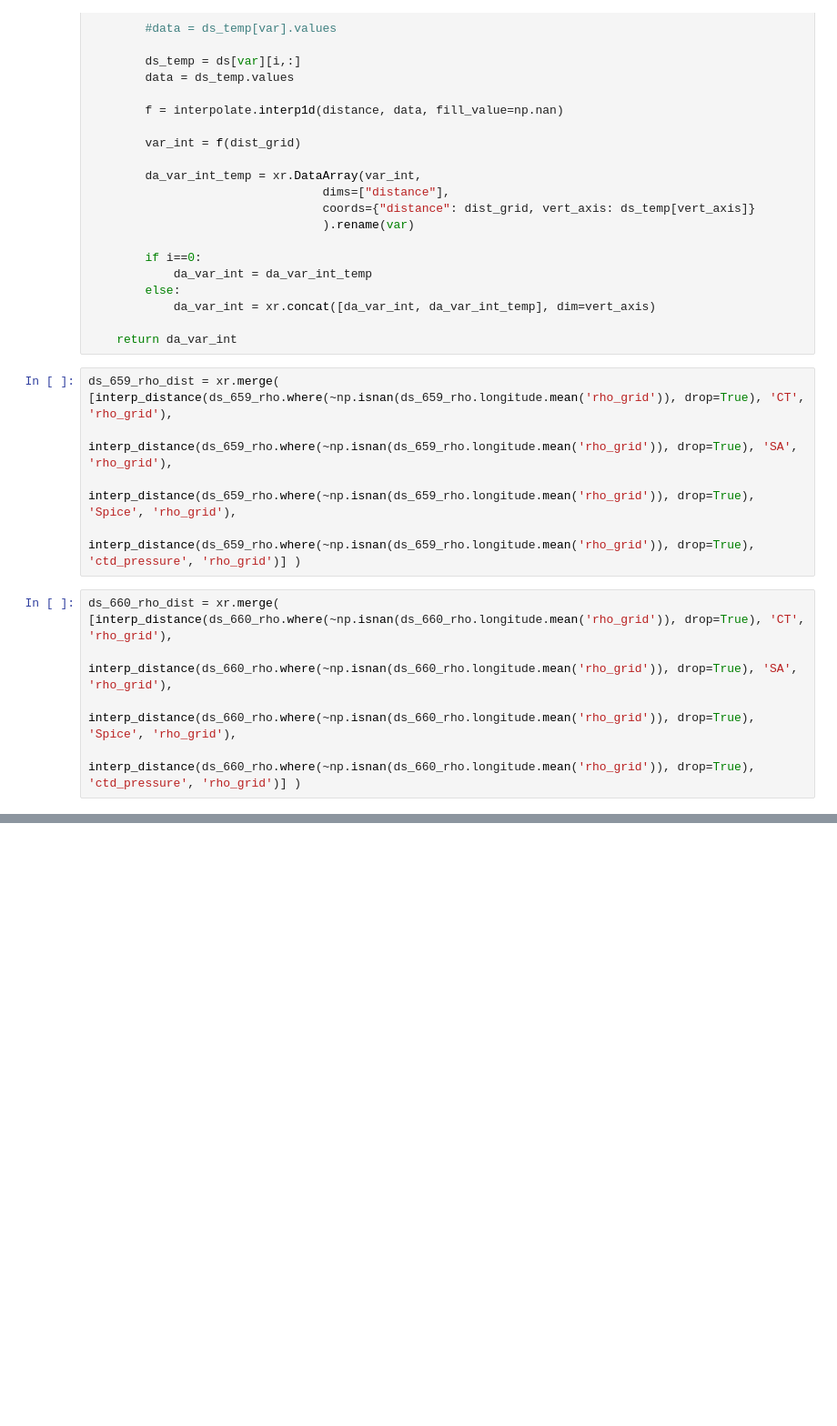
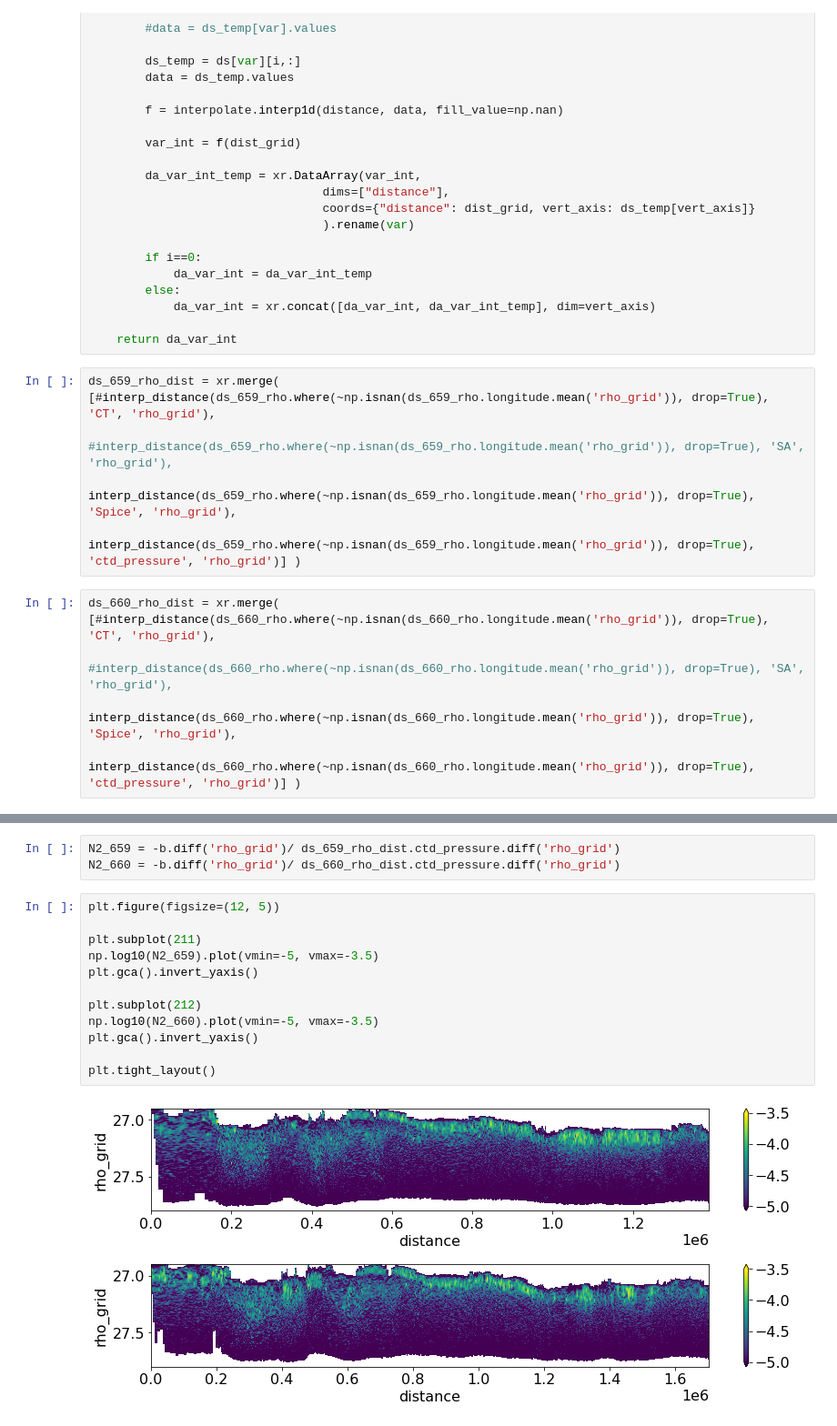
Before and after one commit to dhruvbalwada/sogos, a Jupyter notebook: notebooks/notebooks_variability_paper/2D_spice_slopes.ipynb, the cells around one changed output, grey strips where cells are left out. Shown at 91% size. Saved outputs shown, nothing was run; the diff lists cells and outputs as text; blank space fills up the shorter version.

```diff
--- a/notebooks/notebooks_variability_paper/2D_spice_slopes.ipynb
+++ b/notebooks/notebooks_variability_paper/2D_spice_slopes.ipynb
@@ -79,13 +86,13 @@ def interp_distance(ds, var, vert_axis = 'ctd_pressure'):
 
     return da_var_int
 # %%
-ds_659_rho_dist = xr.merge( [interp_distance(ds_659_rho.where(~np.isnan(ds_659_rho.longitude.mean('rho_grid')), drop=True), 'CT', 'rho_grid'),
-                             interp_distance(ds_659_rho.where(~np.isnan(ds_659_rho.longitude.mean('rho_grid')), drop=True), 'SA', 'rho_grid'),
+ds_659_rho_dist = xr.merge( [#interp_distance(ds_659_rho.where(~np.isnan(ds_659_rho.longitude.mean('rho_grid')), drop=True), 'CT', 'rho_grid'),
+                             #interp_distance(ds_659_rho.where(~np.isnan(ds_659_rho.longitude.mean('rho_grid')), drop=True), 'SA', 'rho_grid'),
                              interp_distance(ds_659_rho.where(~np.isnan(ds_659_rho.longitude.mean('rho_grid')), drop=True), 'Spice', 'rho_grid'),
                              interp_distance(ds_659_rho.where(~np.isnan(ds_659_rho.longitude.mean('rho_grid')), drop=True), 'ctd_pressure', 'rho_grid')] )
 # %%
-ds_660_rho_dist = xr.merge( [interp_distance(ds_660_rho.where(~np.isnan(ds_660_rho.longitude.mean('rho_grid')), drop=True), 'CT', 'rho_grid'),
-                             interp_distance(ds_660_rho.where(~np.isnan(ds_660_rho.longitude.mean('rho_grid')), drop=True), 'SA', 'rho_grid'),
+ds_660_rho_dist = xr.merge( [#interp_distance(ds_660_rho.where(~np.isnan(ds_660_rho.longitude.mean('rho_grid')), drop=True), 'CT', 'rho_grid'),
+                             #interp_distance(ds_660_rho.where(~np.isnan(ds_660_rho.longitude.mean('rho_grid')), drop=True), 'SA', 'rho_grid'),
                              interp_distance(ds_660_rho.where(~np.isnan(ds_660_rho.longitude.mean('rho_grid')), drop=True), 'Spice', 'rho_grid'),
                              interp_distance(ds_660_rho.where(~np.isnan(ds_660_rho.longitude.mean('rho_grid')), drop=True), 'ctd_pressure', 'rho_grid')] )
 # %%
@@ -103,0 +124,17 @@ Data variables:
+# %%
+N2_659 = -b.diff('rho_grid')/ ds_659_rho_dist.ctd_pressure.diff('rho_grid')
+N2_660 = -b.diff('rho_grid')/ ds_660_rho_dist.ctd_pressure.diff('rho_grid')
+# %%
+plt.figure(figsize=(12, 5))
+
+plt.subplot(211)
+np.log10(N2_659).plot(vmin=-5, vmax=-3.5)
+plt.gca().invert_yaxis()
+
+plt.subplot(212)
+np.log10(N2_660).plot(vmin=-5, vmax=-3.5)
+plt.gca().invert_yaxis()
+
+plt.tight_layout()
+# %% [output]
+[figure, added]
```
Also changed, not shown: parts of 27 cells of this notebook, 1 other file.
